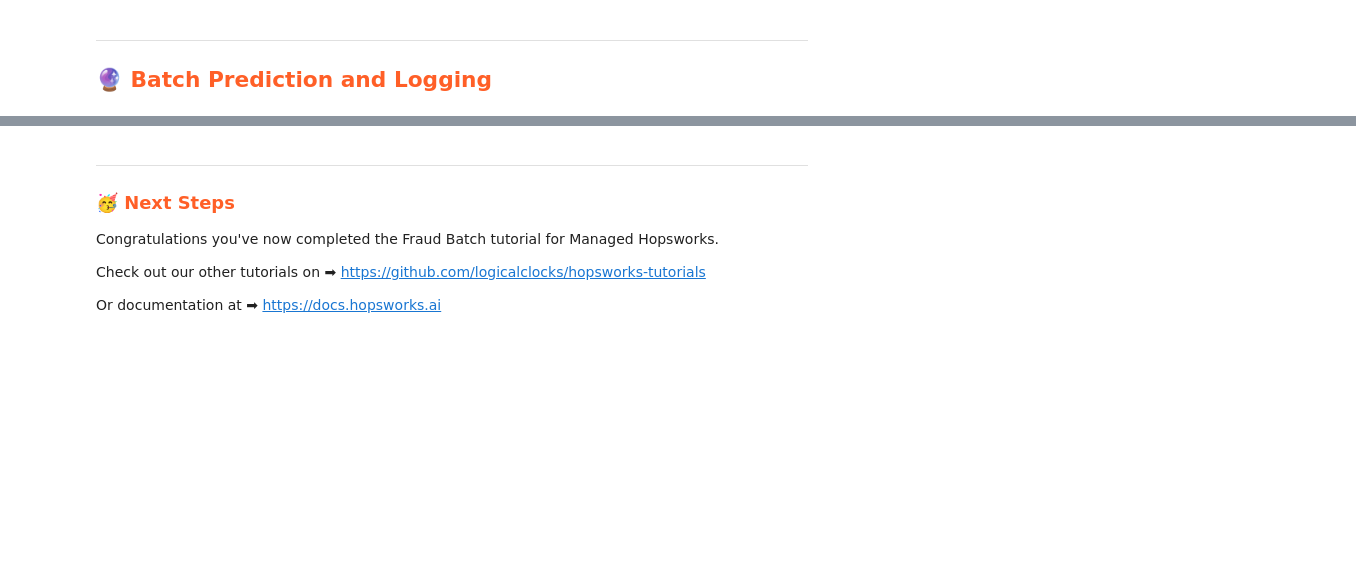
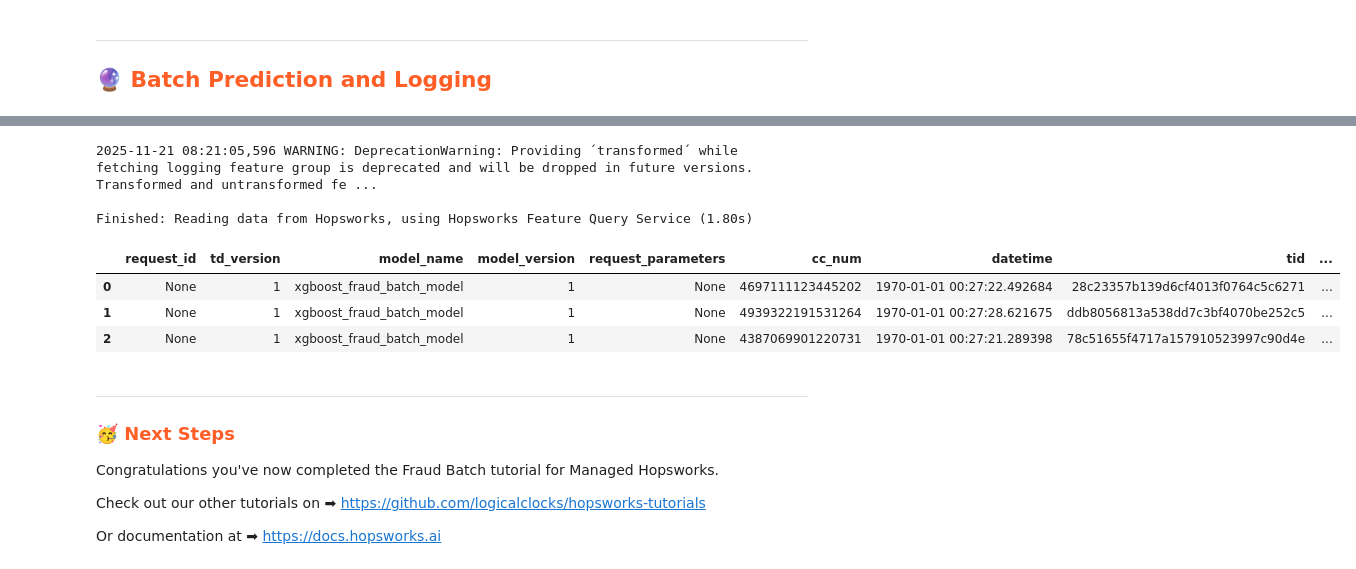
Before and after one commit to logicalclocks/hopsworks-tutorials, a Jupyter notebook: batch-ai-systems/fraud_batch/3_fraud_batch_inference.ipynb, the cells around one changed output, grey strips where cells are left out. Drawn from its saved outputs; the diff is of its cells as text; code cells hidden in the pictures; blank space fills up the shorter version.

```diff
--- a/batch-ai-systems/fraud_batch/3_fraud_batch_inference.ipynb
+++ b/batch-ai-systems/fraud_batch/3_fraud_batch_inference.ipynb
@@ -80,6 +129,14 @@ feature_view.read_log().head(3)
 # %%
-# read transformed log
-feature_view.read_log(transformed=True).head(3)
+# read logs
+feature_view.read_log().head(3)
+# %% [output]
+2025-11-21 08:21:05,596 WARNING: DeprecationWarning: Providing ´transformed´ while fetching logging feature group is deprecated and will be dropped in future versions. Transformed and untransformed fe ...
+
+Finished: Reading data from Hopsworks, using Hopsworks Feature Query Service (1.80s)
+|  | request_id | td_version | model_name | model_version | request_parameters | cc_num | datetime | tid | ... |
+| 0 | None | 1 | xgboost_fraud_batch_model | 1 | None | 4697111123445202 | 1970-01-01 00:27:22.492684 | 28c23357b139d6cf4013f0764c5c6271 | ... |
+| 1 | None | 1 | xgboost_fraud_batch_model | 1 | None | 4939322191531264 | 1970-01-01 00:27:28.621675 | ddb8056813a538dd7c3bf4070be252c5 | ... |
+| 2 | None | 1 | xgboost_fraud_batch_model | 1 | None | 4387069901220731 | 1970-01-01 00:27:21.289398 | 78c51655f4717a157910523997c90d4e | ... |
 # %% [markdown]
 ---
 
```
Also changed, not shown: parts of 11 cells of this notebook, 3 other files.
